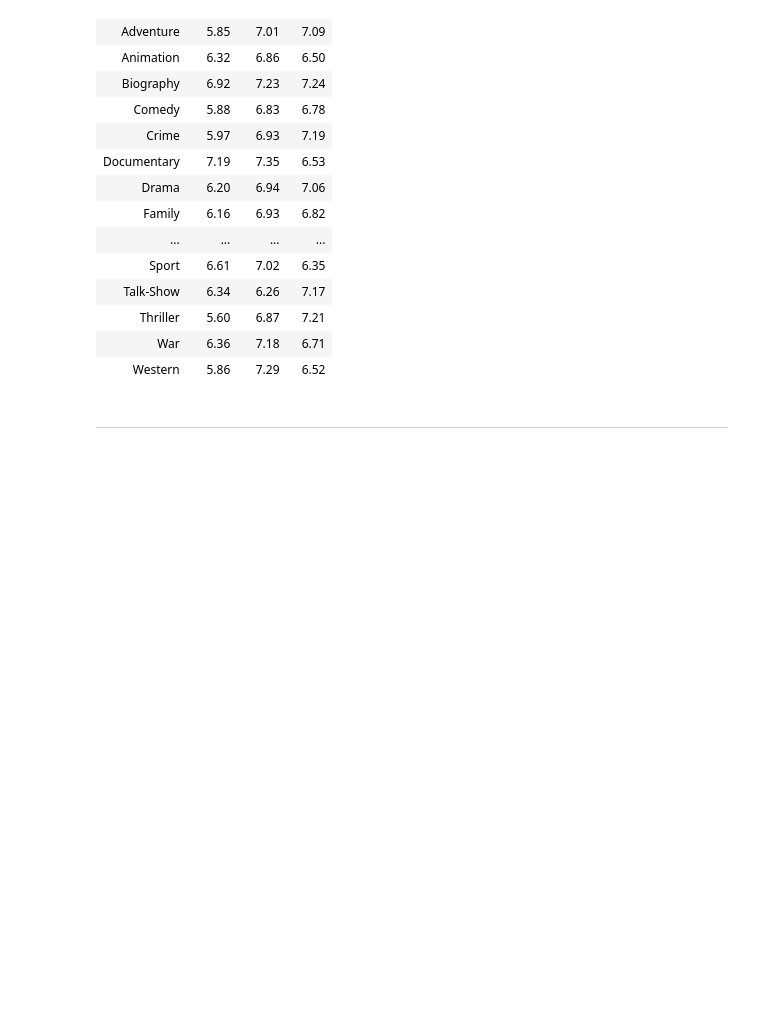
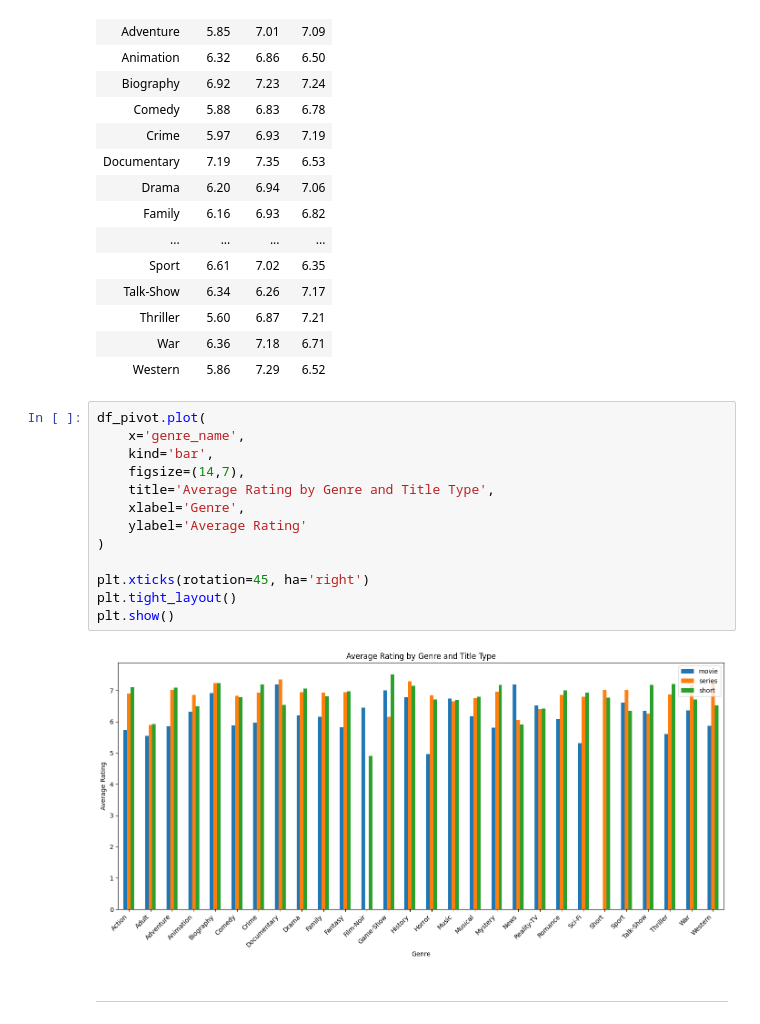
Before and after one commit to dredredre20/STADVDB-G12, a Jupyter notebook: mco_advdb.ipynb, the cells around one changed output. Drawn from its saved outputs; the diff is of its cells as text; blank space fills up the shorter version.

Commit message:
feat: add bar plot for pivot dataframe

```diff
--- a/mco_advdb.ipynb
+++ b/mco_advdb.ipynb
@@ -179,6 +181,21 @@ HTML(f"""
 | Thriller | 5.60 | 6.87 | 7.21 |
 | War | 6.36 | 7.18 | 6.71 |
 | Western | 5.86 | 7.29 | 6.52 |
+# %%
+df_pivot.plot(
+    x='genre_name',
+    kind='bar',
+    figsize=(14,7),
+    title='Average Rating by Genre and Title Type',
+    xlabel='Genre',
+    ylabel='Average Rating'
+)
+
+plt.xticks(rotation=45, ha='right')
+plt.tight_layout()
+plt.show()
+# %% [output]
+[figure, added]
 # %% [markdown]
 ___
 # %% [markdown]
```
Also changed, not shown: parts of 1 cell of this notebook.
